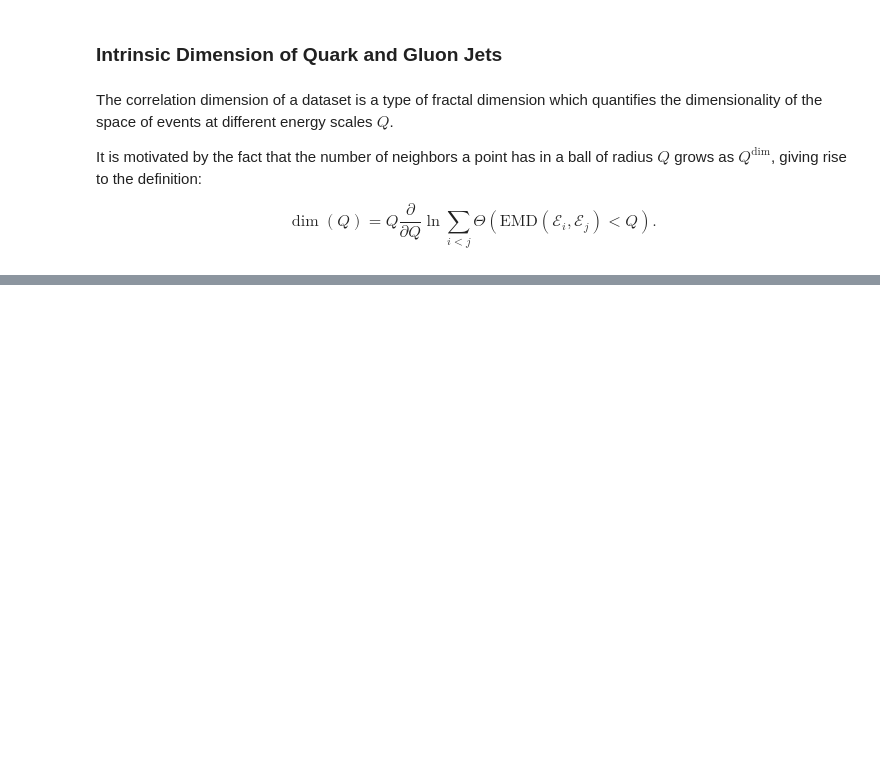
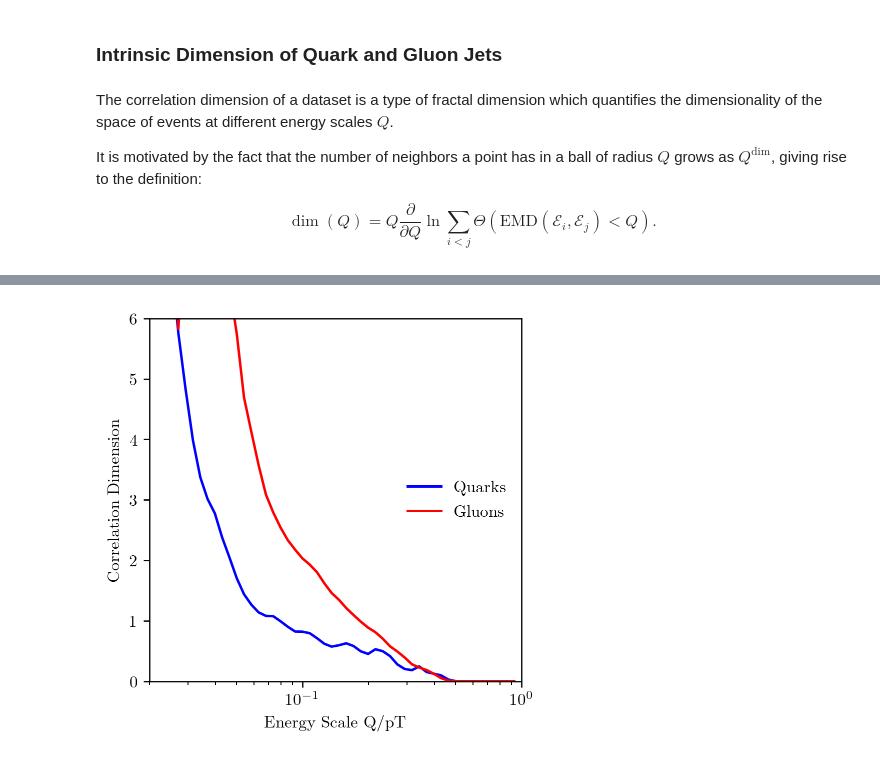
Before and after one commit to thaler-lab/EnergyFlow, a Jupyter notebook: demos/EMD Demo.ipynb, the cells around one changed output, grey strips where cells are left out. Cells and saved outputs as stored; diff of their text form; code cells hidden in the pictures; blank space fills up the shorter version.

```diff
--- a/demos/EMD Demo.ipynb
+++ b/demos/EMD Demo.ipynb
@@ -152,0 +156,7 @@ plt.show()
+# %%
+gcorrdim = ef.emd.wasserstein.CorrelationDimension(60, 0.01, 1)
+qcorrdim = ef.emd.wasserstein.CorrelationDimension(60, 0.01, 1)
+
+# compute pairwise EMDs between all jets (takes about 3 minutes, can change n_jobs if you have more cores)
+ef.emd.emds(Gs, R=R, norm=True, verbose=1, n_jobs=-1, print_every=-10, external_emd_handler=gcorrdim)
+ef.emd.emds(Qs, R=R, norm=True, verbose=1, n_jobs=-1, print_every=-10, external_emd_handler=qcorrdim)
@@ -152,0 +181,16 @@ plt.show()
+# %%
+# plot the correlation dimensions
+plt.plot(qcorrdim.corrdim_bins(), qcorrdim.corrdims()[0], '-', color='blue', label='Quarks')
+plt.plot(gcorrdim.corrdim_bins(), gcorrdim.corrdims()[0], '-', color='red', label='Gluons')
+
+# labels
+plt.legend(loc='center right', frameon=False)
+
+# plot style
+plt.xscale('log')
+plt.xlabel('Energy Scale Q/pT'); plt.ylabel('Correlation Dimension')
+plt.xlim(0.02, 1); plt.ylim(0, 6)
+
+plt.show()
+# %% [output]
+[figure, added]
```
Also changed, not shown: parts of 5 cells of this notebook, 31 other files.
